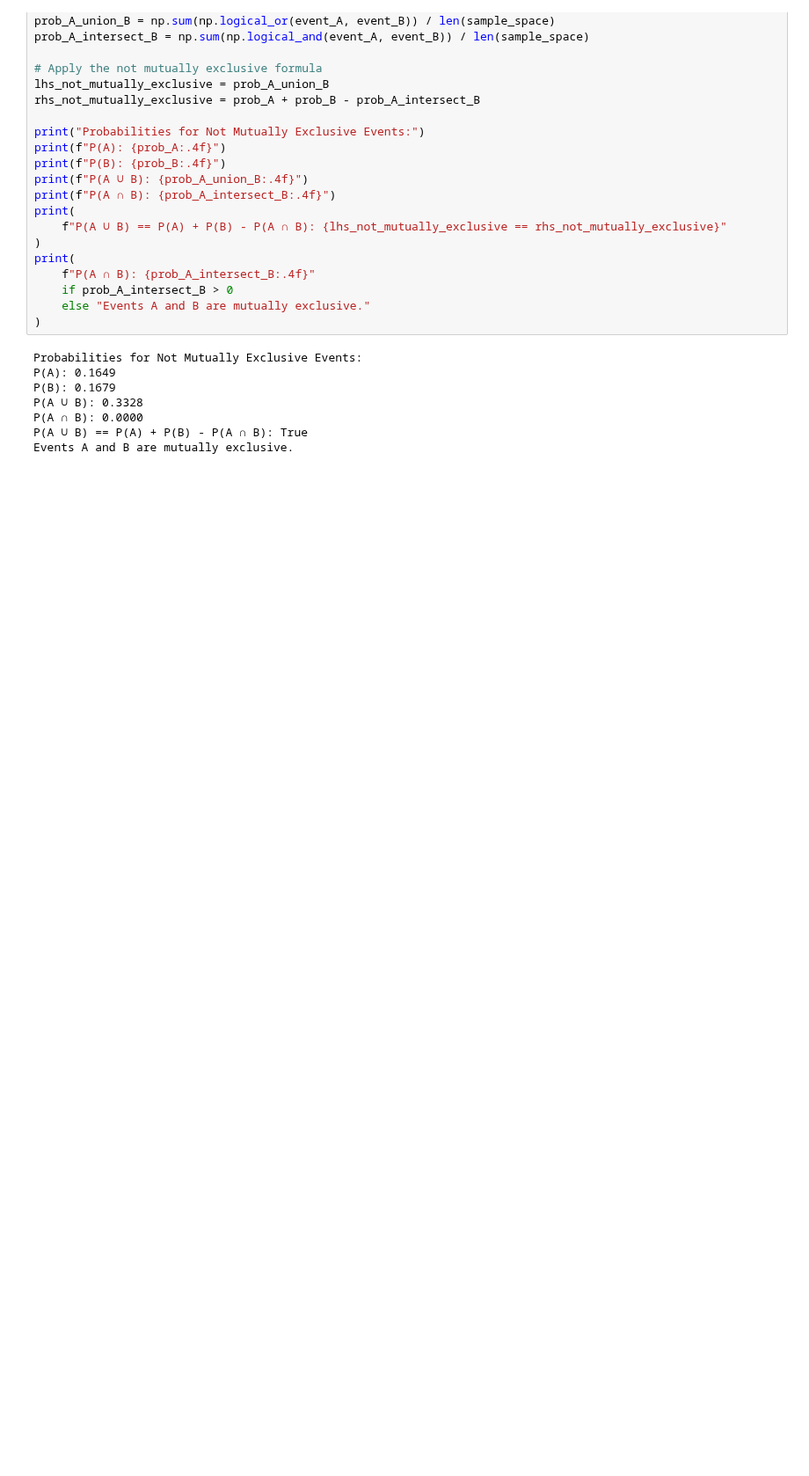
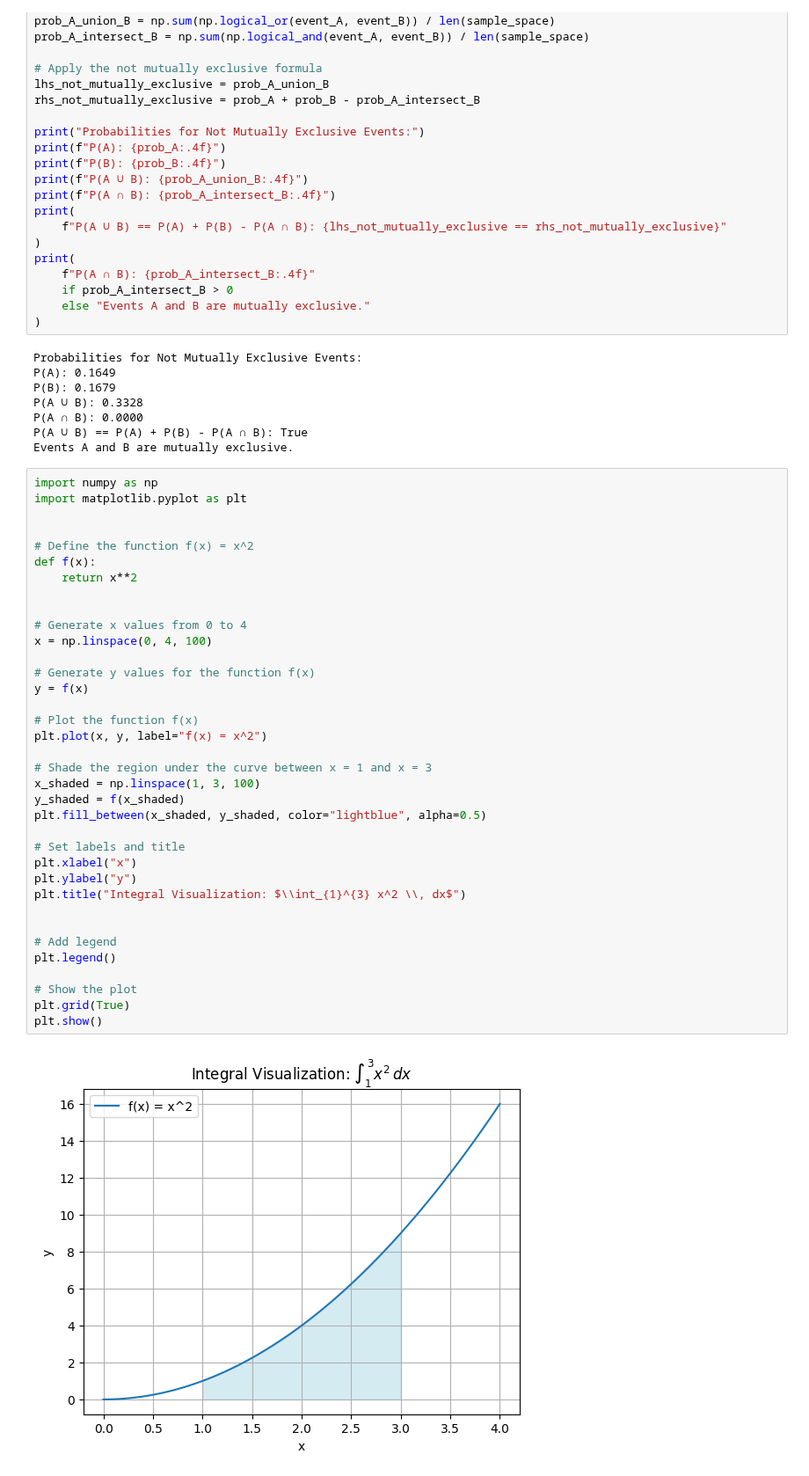
Before and after one commit to akladyous/data-science, a Jupyter notebook: probability/addition_rule.ipynb, the cells around one changed output. Shown at 88% size. Cells and saved outputs as stored; diff of their text form; blank space fills up the shorter version.

```diff
--- a/probability/addition_rule.ipynb
+++ b/probability/addition_rule.ipynb
@@ -210,3 +210,41 @@ P(A ∪ B): 0.3328
 P(A ∩ B): 0.0000
 P(A ∪ B) == P(A) + P(B) - P(A ∩ B): True
 Events A and B are mutually exclusive.
+# %%
+import numpy as np
+import matplotlib.pyplot as plt
+
+
+# Define the function f(x) = x^2
+def f(x):
+    return x**2
+
+
+# Generate x values from 0 to 4
+x = np.linspace(0, 4, 100)
+
+# Generate y values for the function f(x)
+y = f(x)
+
+# Plot the function f(x)
+plt.plot(x, y, label="f(x) = x^2")
+
+# Shade the region under the curve between x = 1 and x = 3
+x_shaded = np.linspace(1, 3, 100)
+y_shaded = f(x_shaded)
+plt.fill_between(x_shaded, y_shaded, color="lightblue", alpha=0.5)
+
+# Set labels and title
+plt.xlabel("x")
+plt.ylabel("y")
+plt.title("Integral Visualization: $\\int_{1}^{3} x^2 \\, dx$")
+
+
+# Add legend
+plt.legend()
+
+# Show the plot
+plt.grid(True)
+plt.show()
+# %% [output]
+[figure, added]
```
